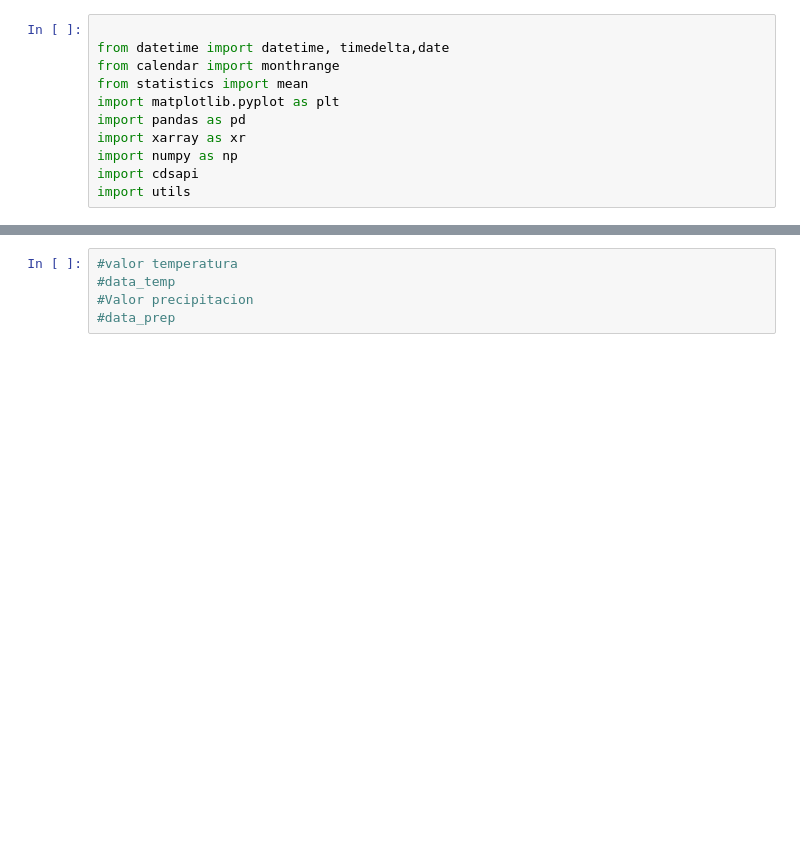
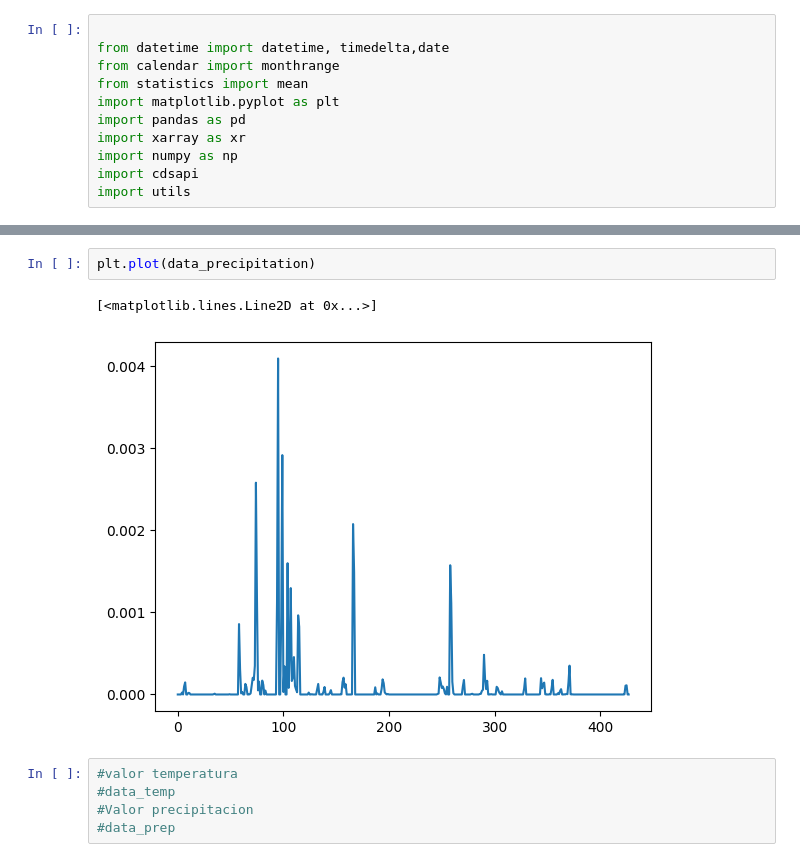
Before and after one commit to AguilarAngel9/Plant-Growth-Cycle-based-on-geospatial-data, a Jupyter notebook: DataExtraction/dataExtractorTemp.ipynb, the cells around one changed output, grey strips where cells are left out. Drawn from its saved outputs; the diff is of its cells as text; blank space fills up the shorter version.

```diff
--- a/DataExtraction/dataExtractorTemp.ipynb
+++ b/DataExtraction/dataExtractorTemp.ipynb
@@ -40,3 +54,8 @@ OSError: [Errno 22] Invalid argument: 'download.nc'
+# %%
+plt.plot(data_precipitation)
+# %% [output]
+[<matplotlib.lines.Line2D at 0x...>]
+[figure, added]
 # %%
 #valor temperatura
 #data_temp
```
Also changed, not shown: parts of 19 cells of this notebook, 3 other files.
